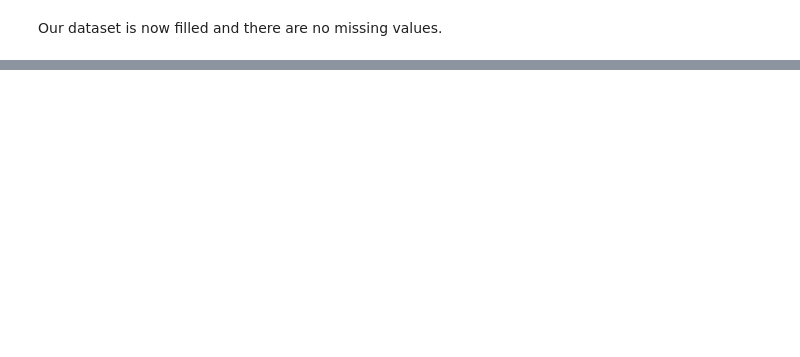
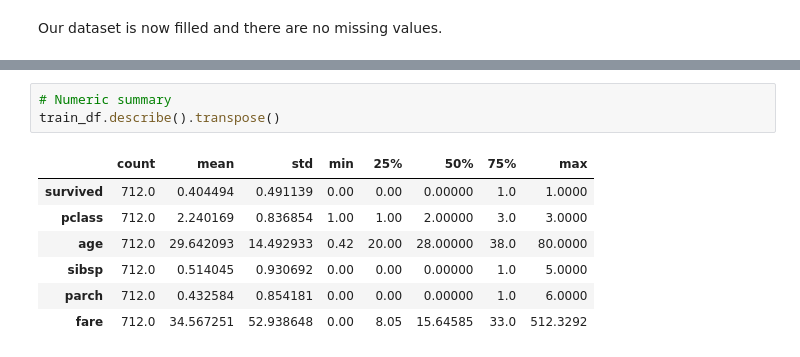
Before and after one commit to jvntra/Machine_Learning_Exercises, a Jupyter notebook: titanic_logreg/titanic_logreg.ipynb, the cells around one changed output, grey strips where cells are left out. Drawn from its saved outputs; the diff is of its cells as text; blank space fills up the shorter version.

```diff
--- a/titanic_logreg/titanic_logreg.ipynb
+++ b/titanic_logreg/titanic_logreg.ipynb
@@ -188,0 +208,11 @@ Our dataset is now filled and there are no missing values.
+# %%
+# Numeric summary
+train_df.describe().transpose()
+# %% [output]
+|  | count | mean | std | min | 25% | 50% | 75% | max |
+| survived | 712.0 | 0.404494 | 0.491139 | 0.00 | 0.00 | 0.00000 | 1.0 | 1.0000 |
+| pclass | 712.0 | 2.240169 | 0.836854 | 1.00 | 1.00 | 2.00000 | 3.0 | 3.0000 |
+| age | 712.0 | 29.642093 | 14.492933 | 0.42 | 20.00 | 28.00000 | 38.0 | 80.0000 |
+| sibsp | 712.0 | 0.514045 | 0.930692 | 0.00 | 0.00 | 0.00000 | 1.0 | 5.0000 |
+| parch | 712.0 | 0.432584 | 0.854181 | 0.00 | 0.00 | 0.00000 | 1.0 | 6.0000 |
+| fare | 712.0 | 34.567251 | 52.938648 | 0.00 | 8.05 | 15.64585 | 33.0 | 512.3292 |
```
Also changed, not shown: parts of 9 cells of this notebook.
